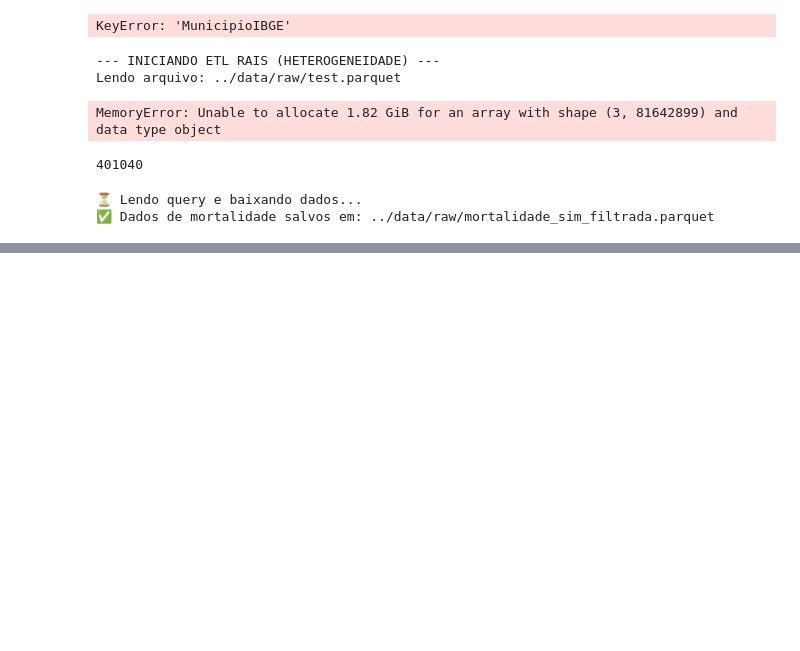
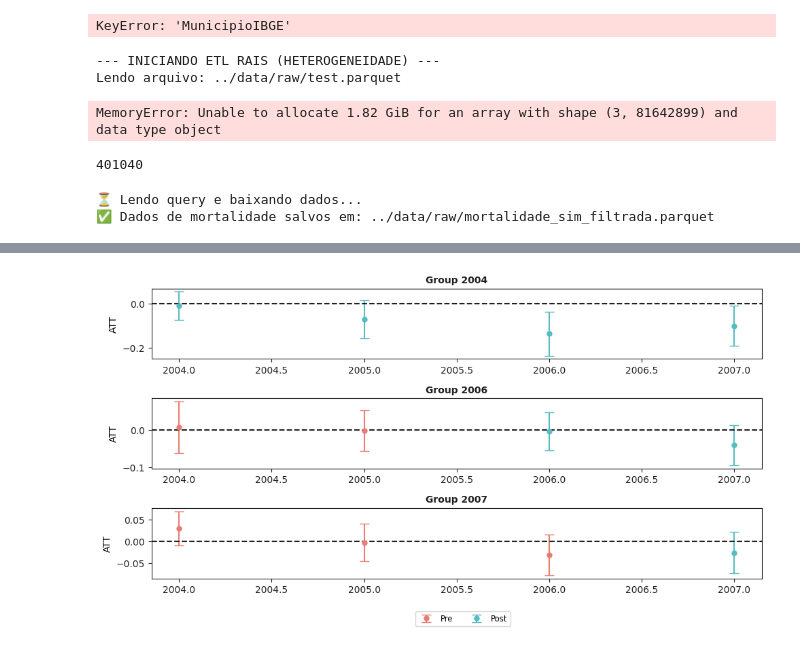
Before and after one commit to andrefbrandao21/dissertacao-atualizada, a Jupyter notebook: 01_etl/notebooks/main.ipynb, the cells around one changed output, grey strips where cells are left out. Saved outputs shown, nothing was run; the diff lists cells and outputs as text; code cells hidden in the pictures; blank space fills up the shorter version.

```diff
--- a/01_etl/notebooks/main.ipynb
+++ b/01_etl/notebooks/main.ipynb
@@ -356,3 +400,15 @@ if __name__ == "__main__":
 # %% [output]
 ⏳ Lendo query e baixando dados...
 ✅ Dados de mortalidade salvos em: ../data/raw/mortalidade_sim_filtrada.parquet
+# %%
+from csdid.att_gt import ATTgt
+import pandas as pd
+data = pd.read_csv("https://raw.githubusercontent.com/d2cml-ai/csdid/function-aggte/data/mpdta.csv")
+# %%
+out = ATTgt(yname = "lemp",
+              gname = "first.treat",
+              idname = "countyreal",
+              tname = "year",
+              xformla = f"lemp~1",
+              data = data,
+              ).fit(est_method = 'dr')
@@ -358,0 +431,4 @@ if __name__ == "__main__":
+# %%
+out.plot_attgt();
+# %% [output]
+[figure, added]
```
Also changed, not shown: parts of 2 cells of this notebook, 2 other files.
